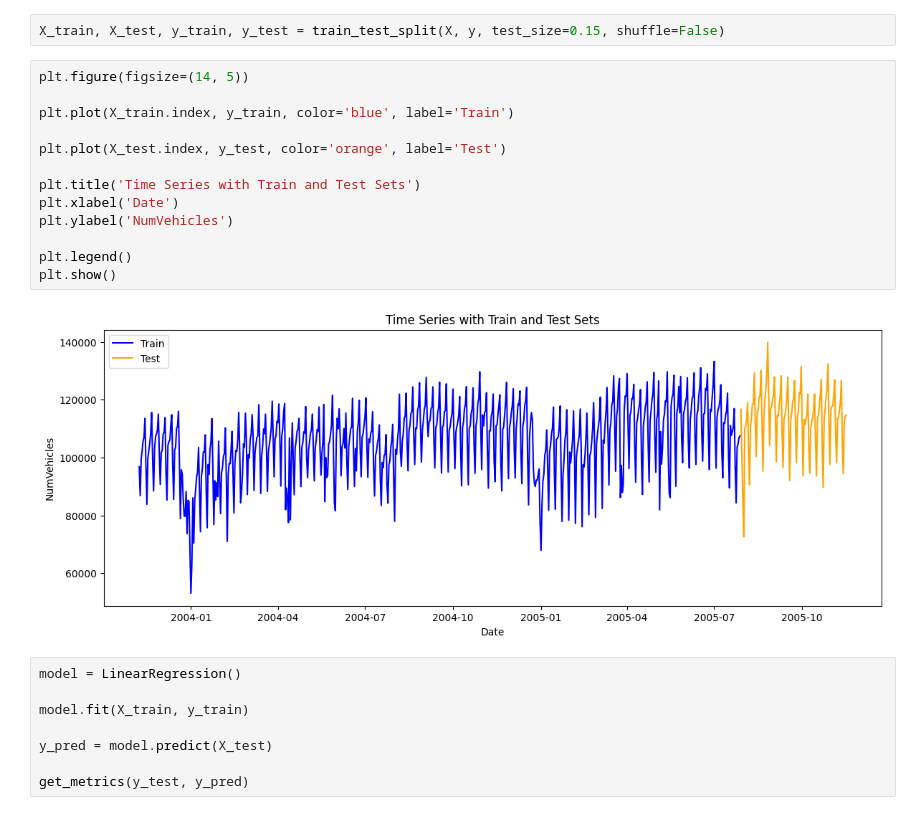
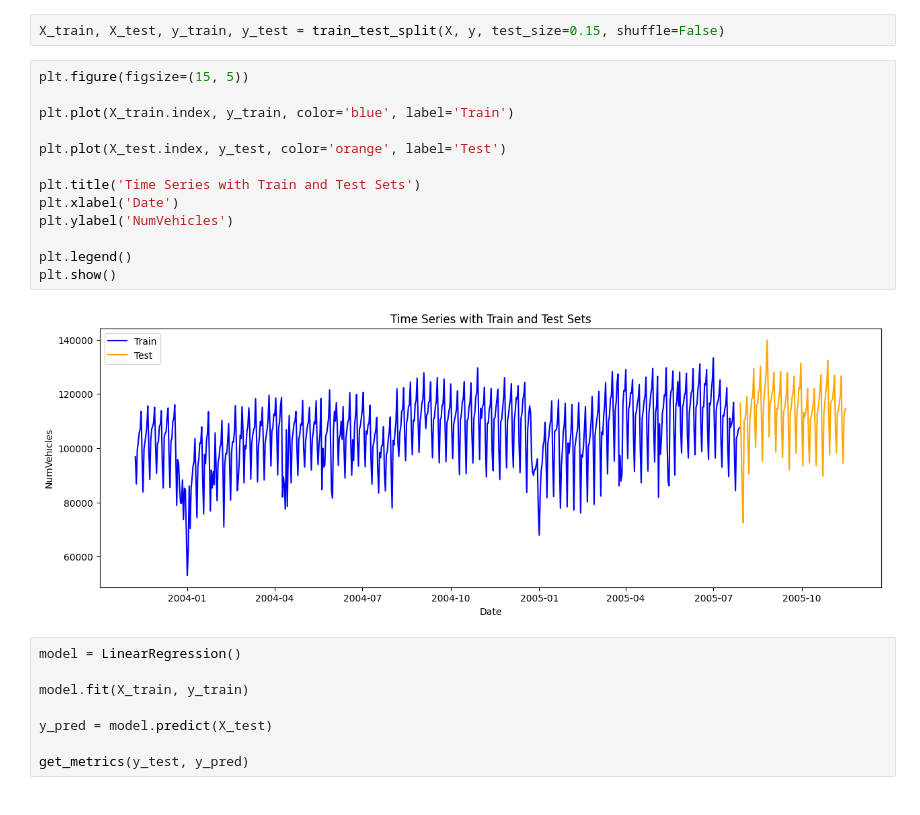
Before and after one commit to pdstiago/UFRJ-Analytica, a Jupyter notebook: Materiais/Time Series/Time Series.ipynb, the cells around one changed output. Drawn from its saved outputs; the diff is of its cells as text.

```diff
--- a/Materiais/Time Series/Time Series.ipynb
+++ b/Materiais/Time Series/Time Series.ipynb
@@ -783,20 +766,20 @@ X.head()
 # %%
 X_train, X_test, y_train, y_test = train_test_split(X, y, test_size=0.15, shuffle=False)
 # %%
-plt.figure(figsize=(14, 5))
+plt.figure(figsize=(15, 5))
 
 plt.plot(X_train.index, y_train, color='blue', label='Train')
 
 plt.plot(X_test.index, y_test, color='orange', label='Test')
 
 plt.title('Time Series with Train and Test Sets')
 plt.xlabel('Date')
 plt.ylabel('NumVehicles')
 
 plt.legend()
 plt.show()
 # %% [output]
-[figure, old version]
+[figure, new version]
 # %%
 model = LinearRegression()
 
```
Also changed, not shown: parts of 10 cells of this notebook.
